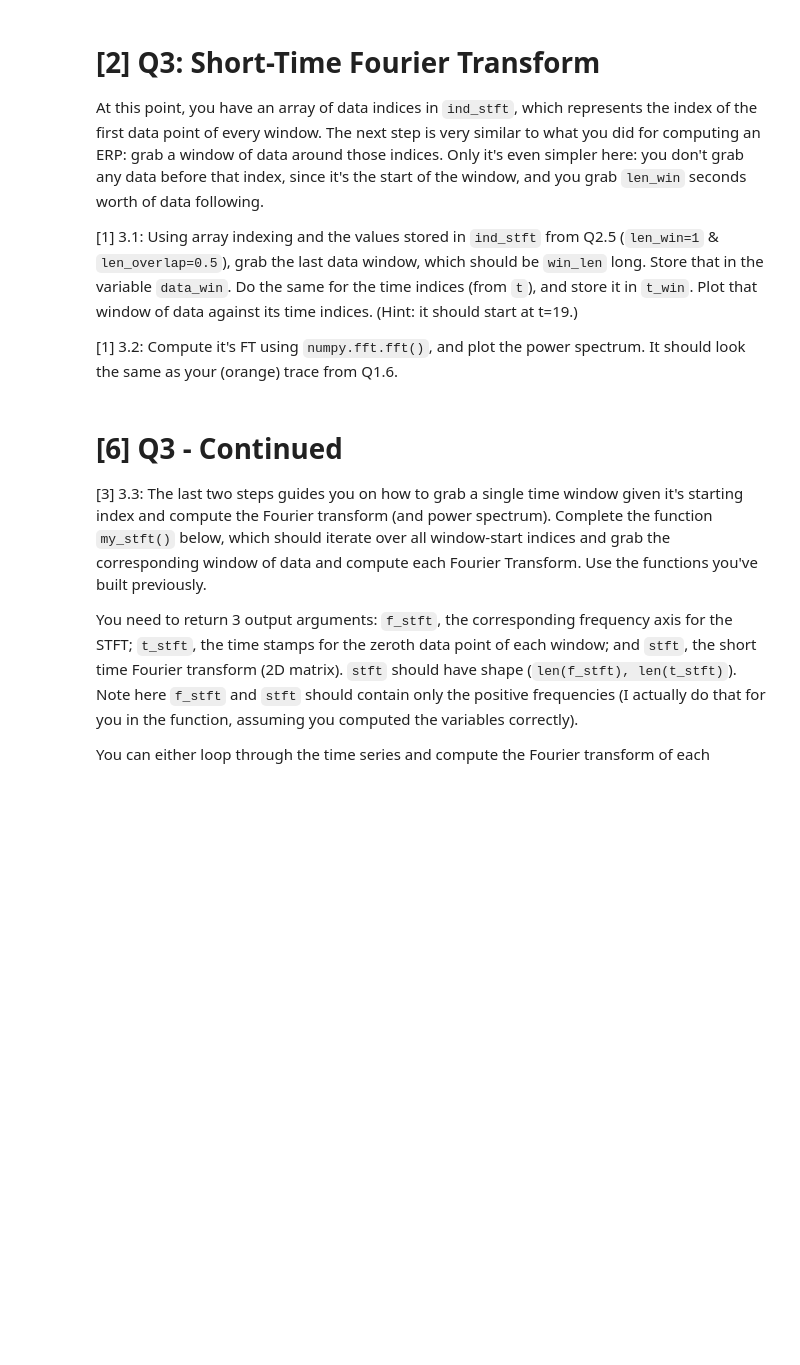
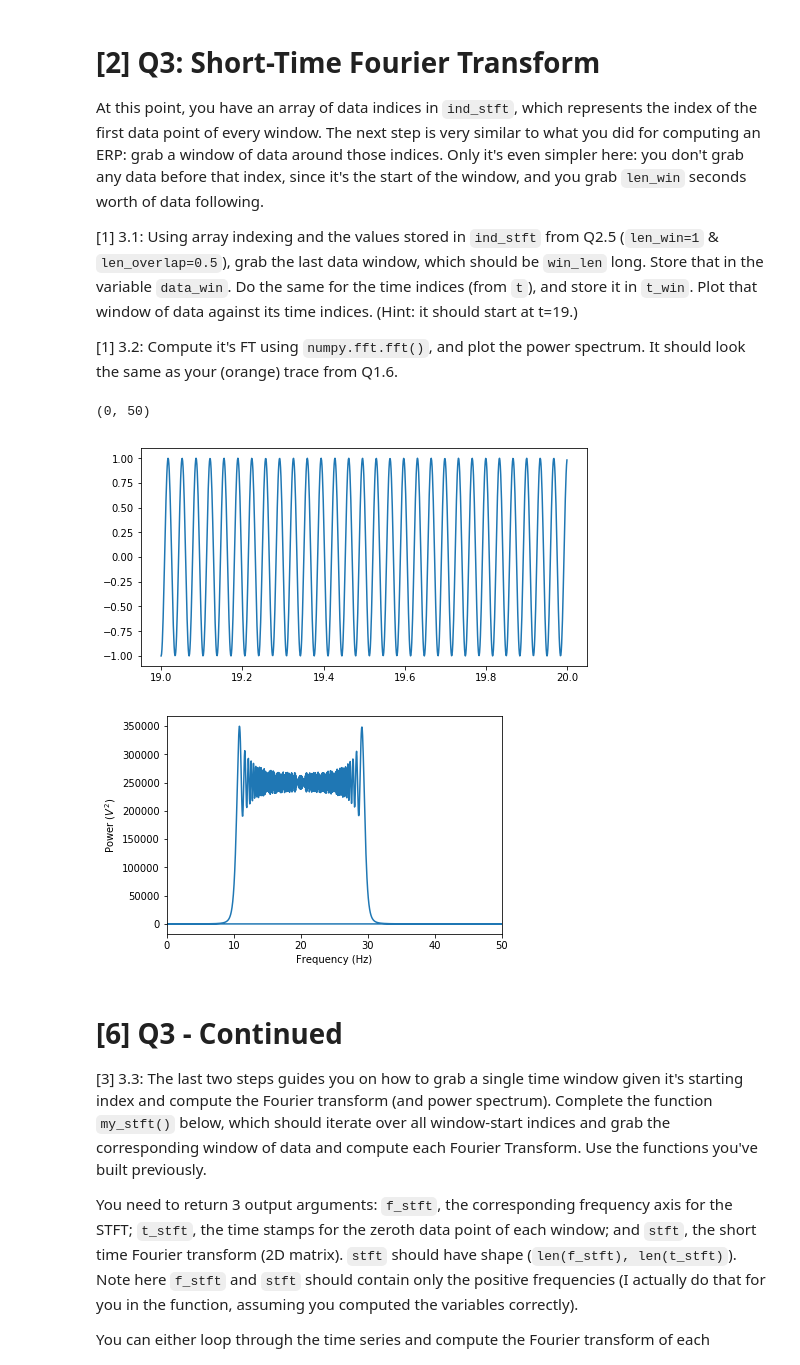
Before and after one commit to Gideo562/COGS118C, a Jupyter notebook: Assignments/A3-TimeFrequencyFiltering.ipynb, the cells around one changed output. Saved outputs shown, nothing was run; the diff lists cells and outputs as text; code cells hidden in the pictures; blank space fills up the shorter version.

```diff
--- a/Assignments/A3-TimeFrequencyFiltering.ipynb
+++ b/Assignments/A3-TimeFrequencyFiltering.ipynb
@@ -207,27 +207,30 @@ There's really nothing fancy about the STFT: forget about the Fourier transform
 # %%
 def slide_window_time(T,len_win,len_overlap):
     # T is total signal time, len_win is window length in seconds, len_overlap is overlap length in seconds
-    #_YOUR_CODE_HERE
-    t_steps
+    t_steps = np.arange(0,T, len_win - len_overlap) #Creates a range from 0 to total time T, subtract for steps in between
+    if t_steps[-1] + len_win > T:
+        t_steps = t_steps[:-1]
     return t_steps
 
 def slide_window_index(T,fs,len_win,len_overlap):
-    #_YOUR_CODE_HERE
-    return
+    t_steps = slide_window_time(T,len_win,len_overlap) * fs
+    if(t_steps[-1]/fs) + len_win > T:
+        t_steps = t_steps[-1]
+    return t_steps
 
 
 # Q2.2-3
-len_win = #_YOUR_CODE_HERE # seconds
-len_overlap = #_YOUR_CODE_HERE # seconds
-t_stft = slide_window_time(T, len_win, len_overlap)
-ind_stft = slide_window_index(T, fs, len_win, len_overlap)
-print() # print the number of windows
-print() #  print the zeroth timestamps and corresponding indices of windows 10-12
-
-# Q2.4-5
-len_win = #_YOUR_CODE_HERE # seconds
-len_overlap = #_YOUR_CODE_HERE # seconds
+len_win = 1 # seconds
+len_overlap = 0 # seconds
 t_stft = slide_window_time(T, len_win, len_overlap)
 ind_stft = slide_window_index(T, fs, len_win, len_overlap)
 print(len(t_stft)) # print the number of windows
-print() #  print the zeroth timestamps and corresponding indices of windows 10-12
+print(ind_stft[9:12]) #  print the zeroth timestamps and corresponding indices of windows 10-12
+
+# Q2.4-5
+len_win = 1 # seconds
+len_overlap = 0.5 # seconds
+t_stft = slide_window_time(T, len_win, len_overlap)
+ind_stft = slide_window_index(T, fs, len_win, len_overlap)
+print(len(t_stft)) # print the number of windows
+print(ind_stft[9:12]) #  print the zeroth timestamps and corresponding indices of windows 10-12
@@ -240,20 +248,26 @@ At this point, you have an array of data indices in `ind_stft`, which represents
 [1] 3.2: Compute it's FT using `numpy.fft.fft()`, and plot the power spectrum. It should look the same as your (orange) trace from Q1.6.
 # %%
 # grab a window of the signal and the corresponding time vector
-sig_win = #_YOUR_CODE_HERE
-t_win = #_YOUR_CODE_HERE
+sig_win = sig[int(ind_stft[-1]):len(sig)]
+t_win = t[int(ind_stft[-1]):len(sig)]
 
 # plot time series window
 plt.figure(figsize=(8,4))
-#_YOUR_CODE_HERE
+plt.plot(t_win,sig_win)
 
 # compute power spectrum
-#_YOUR_CODE_HERE
+pwsp , freqs = compute_pwsp(sig, fs)
 
 # plot power spectrum
 plt.figure(figsize=(6,4))
-#_YOUR_CODE_HERE
+plt.xlabel('Frequency (Hz)')
+plt.ylabel('Power ($V^2$)')
+plt.plot(freqs, pwsp)
 plt.xlim([0,50])
+# %% [output]
+(0, 50)
+[figure, added]
+[figure, added]
 # %% [markdown]
 # [6] Q3 - Continued
 [3] 3.3: The last two steps guides you on how to grab a single time window given it's starting index and compute the Fourier transform (and power spectrum). Complete the function `my_stft()` below, which should iterate over all window-start indices and grab the corresponding window of data and compute each Fourier Transform. Use the functions you've built previously.
```
Also changed, not shown: parts of 4 cells of this notebook.
